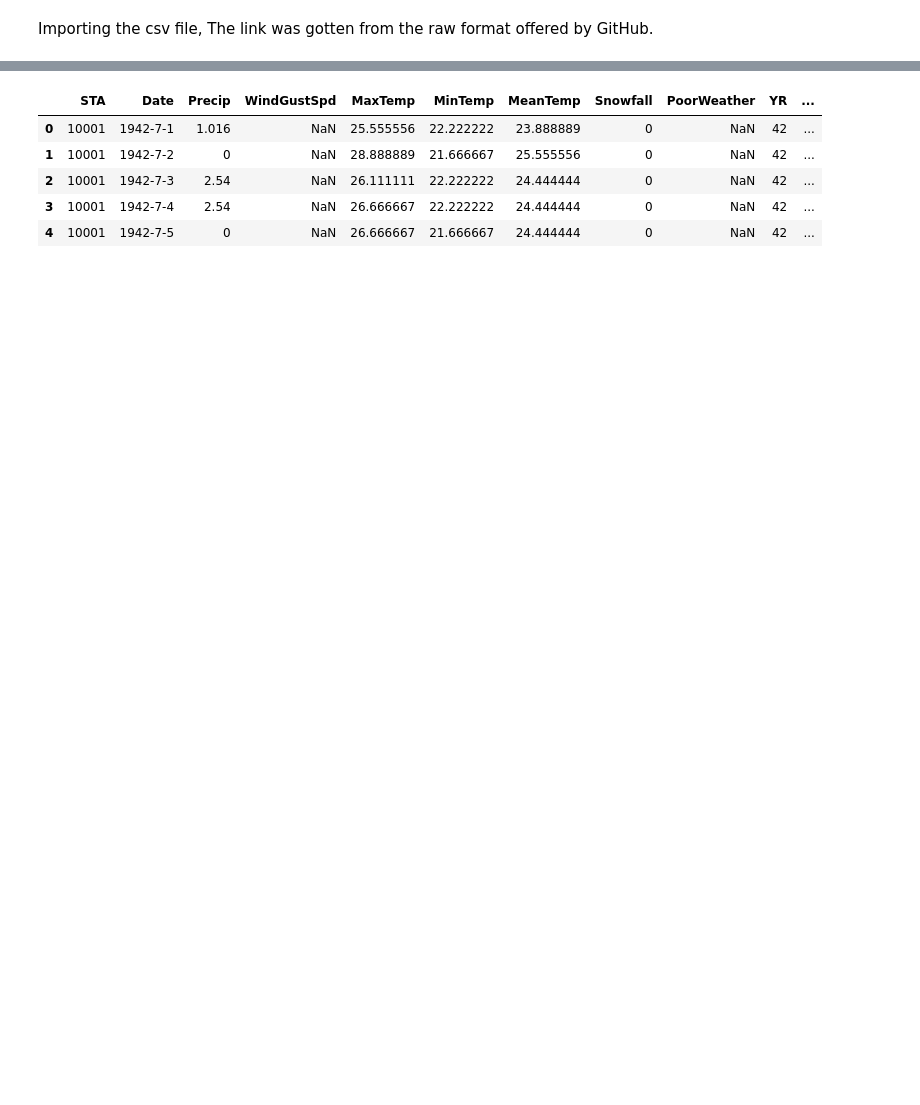
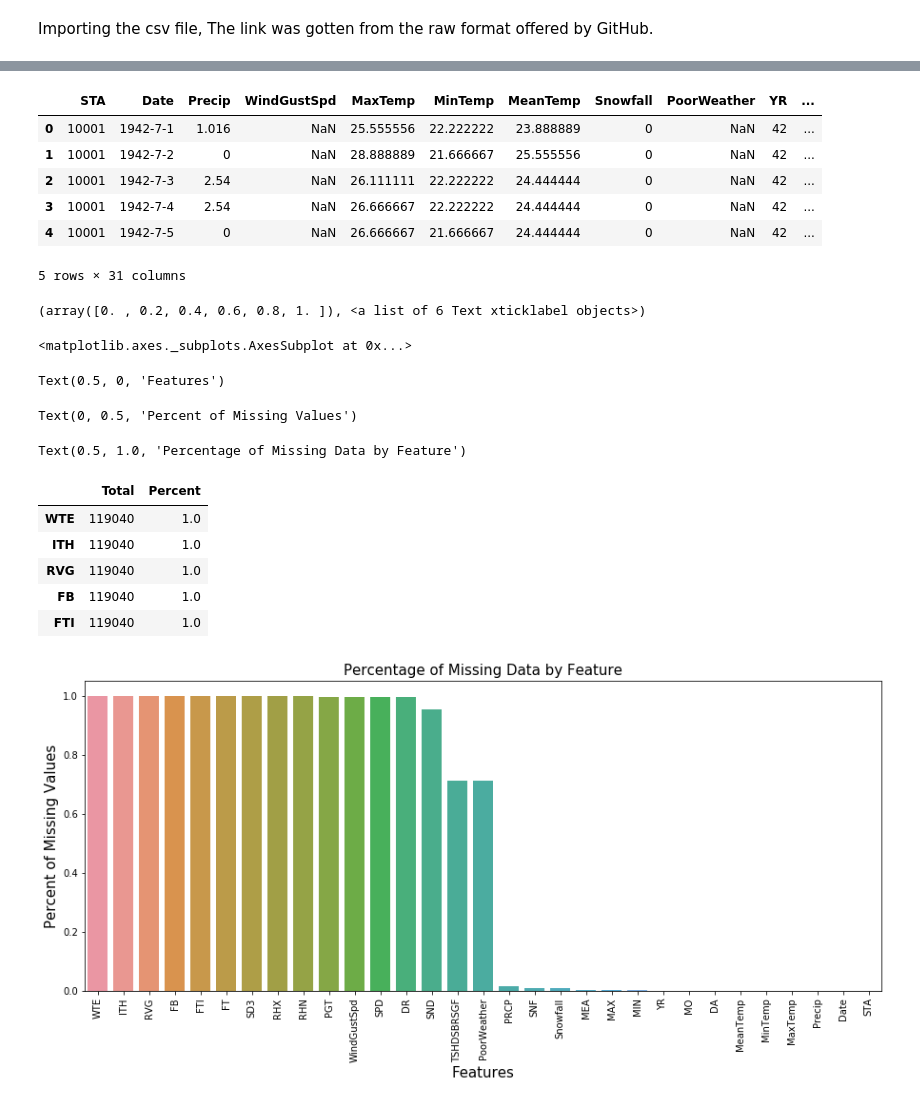
Before and after one commit to HamoyeHQ/08-weather-conditions, a Jupyter notebook: data/EDA_and_Pre_processing.ipynb, the cells around one changed output, grey strips where cells are left out. Drawn from its saved outputs; the diff is of its cells as text; code cells hidden in the pictures; blank space fills up the shorter version.

```diff
--- a/data/EDA_and_Pre_processing.ipynb
+++ b/data/EDA_and_Pre_processing.ipynb
@@ -5,4 +16,4 @@ import pandas as pd
 # %% [markdown]
  Importing the csv file, The link was gotten from the raw format offered by GitHub.
 # %%
-Df = pd.read_csv("https://raw.githubusercontent.com/HamoyeHQ/08-weather-conditions/master/data/Summary%20of%20Weather.csv")
+weatherdf = pd.read_csv("https://raw.githubusercontent.com/HamoyeHQ/08-weather-conditions/master/data/Summary%20of%20Weather.csv")
@@ -9,5 +41,5 @@ Df = pd.read_csv("https://raw.githubusercontent.com/HamoyeHQ/08-weather-conditio
 # %%
-Df.head()
+weatherdf.head()
 # %% [output]
 |  | STA | Date | Precip | WindGustSpd | MaxTemp | MinTemp | MeanTemp | Snowfall | PoorWeather | YR | ... |
 | 0 | 10001 | 1942-7-1 | 1.016 | NaN | 25.555556 | 22.222222 | 23.888889 | 0 | NaN | 42 | ... |
@@ -15,3 +47,28 @@ Df.head()
 | 2 | 10001 | 1942-7-3 | 2.54 | NaN | 26.111111 | 22.222222 | 24.444444 | 0 | NaN | 42 | ... |
 | 3 | 10001 | 1942-7-4 | 2.54 | NaN | 26.666667 | 22.222222 | 24.444444 | 0 | NaN | 42 | ... |
 | 4 | 10001 | 1942-7-5 | 0 | NaN | 26.666667 | 21.666667 | 24.444444 | 0 | NaN | 42 | ... |
+5 rows × 31 columns
+# %%
+total = weatherdf.isnull().sum().sort_values(ascending=False)
+percent = (weatherdf.isnull().sum()/weatherdf.isnull().count()).sort_values(ascending=False)
+missing_data = pd.concat([total, percent], axis=1, keys=['Total', 'Percent'])
+f, ax = plt.subplots(figsize=(15, 6))
+plt.xticks(rotation='90')
+sns.barplot(x=missing_data.index, y=missing_data['Percent'])
+plt.xlabel('Features', fontsize=15)
+plt.ylabel('Percent of Missing Values', fontsize=15)
+plt.title('Percentage of Missing Data by Feature', fontsize=15)
+missing_data.head()
+# %% [output]
+(array([0. , 0.2, 0.4, 0.6, 0.8, 1. ]), <a list of 6 Text xticklabel objects>)
+<matplotlib.axes._subplots.AxesSubplot at 0x...>
+Text(0.5, 0, 'Features')
+Text(0, 0.5, 'Percent of Missing Values')
+Text(0.5, 1.0, 'Percentage of Missing Data by Feature')
+|  | Total | Percent |
+| WTE | 119040 | 1.0 |
+| ITH | 119040 | 1.0 |
+| RVG | 119040 | 1.0 |
+| FB | 119040 | 1.0 |
+| FTI | 119040 | 1.0 |
+[figure, added]
```
Also changed, not shown: parts of 18 cells of this notebook.
